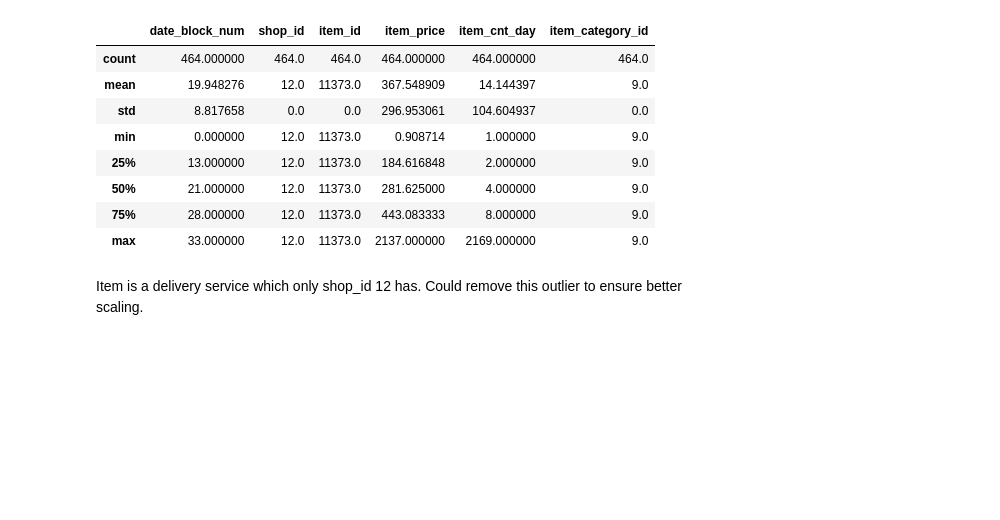
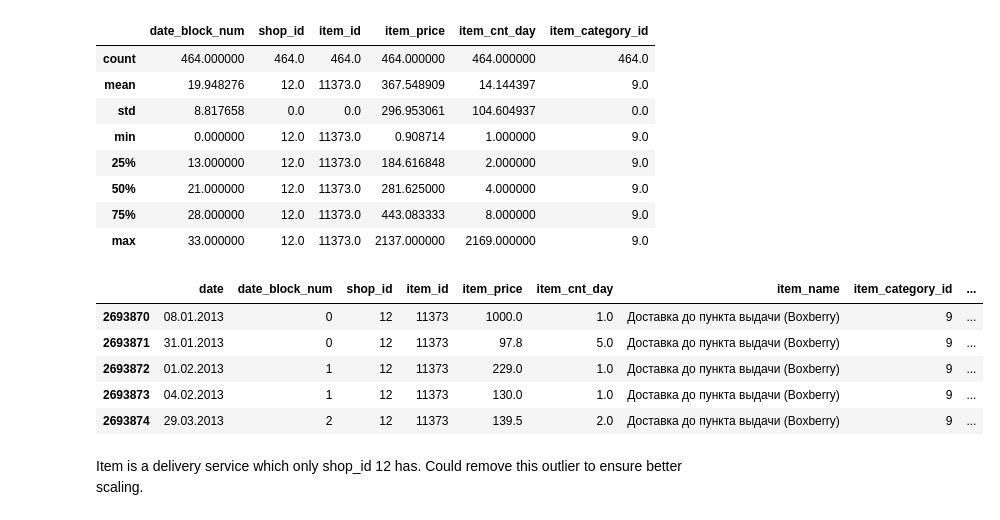
Before and after one commit to Chialijuan/kayabuttertoast, a Jupyter notebook: jupyter_nb/lijuan_kernel.ipynb, the cells around one changed output. Saved outputs shown, nothing was run; the diff lists cells and outputs as text; code cells hidden in the pictures; blank space fills up the shorter version.

```diff
--- a/jupyter_nb/lijuan_kernel.ipynb
+++ b/jupyter_nb/lijuan_kernel.ipynb
@@ -53,6 +54,6 @@ full_train.describe()
 | max | 3.300000e+01 | 5.900000e+01 | 2.216900e+04 | 3.079800e+05 | 2.169000e+03 | 8.300000e+01 |
 # %%
 # Remove negative pricing
-full_train = full_train[~(full_train['item_price'] < 0)]
+full_train1 = full_train[~(full_train['item_price'] < 0)]
 # %%
 # Remove negative no. of product sold in a day
@@ -253,6 +214,15 @@ full_train[full_train['item_id'] == 11373].describe()
 | 50% | 21.000000 | 12.0 | 11373.0 | 281.625000 | 4.000000 | 9.0 |
 | 75% | 28.000000 | 12.0 | 11373.0 | 443.083333 | 8.000000 | 9.0 |
 | max | 33.000000 | 12.0 | 11373.0 | 2137.000000 | 2169.000000 | 9.0 |
+# %%
+full_train[full_train['item_id'] == 11373].head()
+# %% [output]
+|  | date | date_block_num | shop_id | item_id | item_price | item_cnt_day | item_name | item_category_id | ... |
+| 2693870 | 08.01.2013 | 0 | 12 | 11373 | 1000.0 | 1.0 | Доставка до пункта выдачи (Boxberry) | 9 | ... |
+| 2693871 | 31.01.2013 | 0 | 12 | 11373 | 97.8 | 5.0 | Доставка до пункта выдачи (Boxberry) | 9 | ... |
+| 2693872 | 01.02.2013 | 1 | 12 | 11373 | 229.0 | 1.0 | Доставка до пункта выдачи (Boxberry) | 9 | ... |
+| 2693873 | 04.02.2013 | 1 | 12 | 11373 | 130.0 | 1.0 | Доставка до пункта выдачи (Boxberry) | 9 | ... |
+| 2693874 | 29.03.2013 | 2 | 12 | 11373 | 139.5 | 2.0 | Доставка до пункта выдачи (Boxberry) | 9 | ... |
 # %% [markdown]
 Item is a delivery service which only shop_id 12 has. Could remove this outlier to ensure better scaling.
 # %% [markdown]
```
Also changed, not shown: parts of 21 cells of this notebook.
